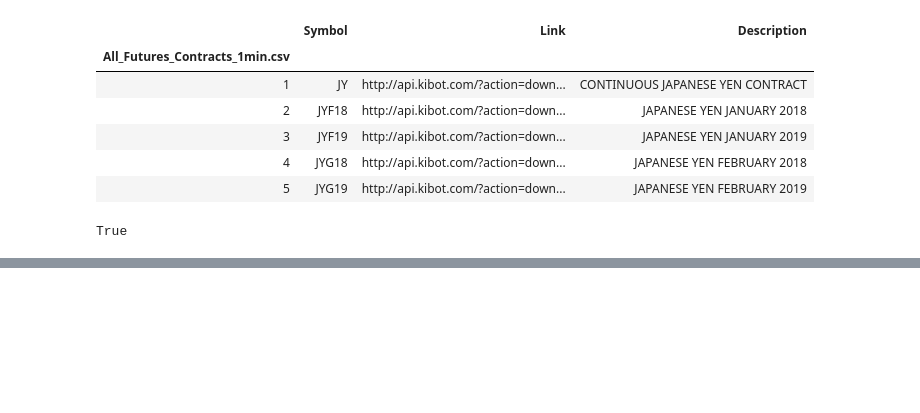
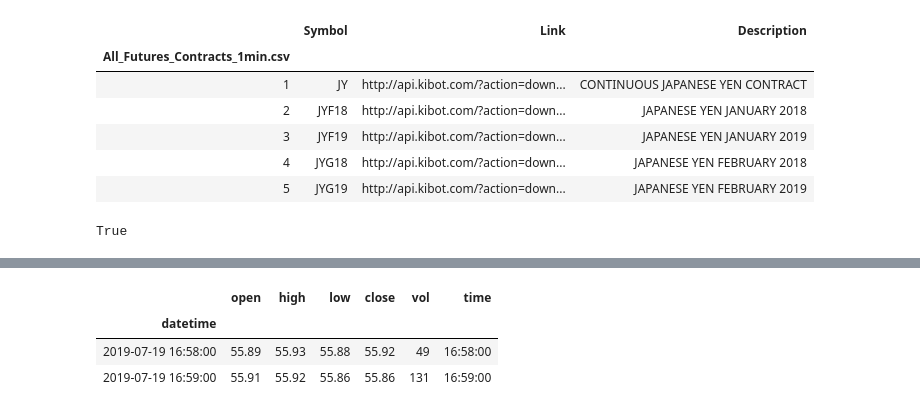
Before and after one commit to ajmal017/amp, a Jupyter notebook: vendors/particle_one/PartTask218_Large_price_movement_analysis.ipynb, the cells around one changed output, grey strips where cells are left out. Saved outputs shown, nothing was run; the diff lists cells and outputs as text; code cells hidden in the pictures; blank space fills up the shorter version.

```diff
--- a/vendors/particle_one/PartTask218_Large_price_movement_analysis.ipynb
+++ b/vendors/particle_one/PartTask218_Large_price_movement_analysis.ipynb
@@ -57,7 +52,9 @@ def get_top_movements_for_symbol(price_dict_df,
 # %%
 # Change this to library code from #269 once it is merged into master
 # %%
-_PRODUCT_SPECS_PATH = "/data/prices/product_slate_export_with_contract_specs_20190905.csv"
+_PRODUCT_SPECS_PATH = (
+    "/data/prices/product_slate_export_with_contract_specs_20190905.csv"
+)
 product_list = pd.read_csv(_PRODUCT_SPECS_PATH)
 # %%
 product_list.head()
@@ -86,7 +83,6 @@ commodity_groups = ['Energy', 'Agriculture', 'Metals']
 # %%
 commodity_symbols = {
-    group: product_list.loc[group]['Globex'].values
-    for group in commodity_groups
+    group: product_list.loc[group]["Globex"].values for group in commodity_groups
 }
 # %%
 commodity_symbols
@@ -145,8 +144,9 @@ len(energy_symbols_kibot)
 23
 # %%
 commodity_symbols_kibot = {
-    group: np.intersect1d(daily_metadata['Symbol'].values,
-                          commodity_symbols[group])
+    group: np.intersect1d(
+        daily_metadata["Symbol"].values, commodity_symbols[group]
+    )
     for group in commodity_symbols.keys()
 }
 # %%
@@ -358,11 +368,15 @@ True
 # %%
 file_name = "/data/kibot/All_Futures_Continuous_Contracts_1min/%s.csv.gz"
 
-minutely_price_dict_df = kut.read_multiple_symbol_data(comm_list,
-                                                       file_name,
-                                                       nrows=None)
+minutely_price_dict_df = kut.read_multiple_symbol_data(
+    comm_list, file_name, nrows=None
+)
 
 minutely_price_dict_df["CL"].tail(2)
 # %% [output]
 [interactive output not drawn]
+|  | open | high | low | close | vol | time |
+| datetime |  |  |  |  |  |  |
+| 2019-07-19 16:58:00 | 55.89 | 55.93 | 55.88 | 55.92 | 49 | 16:58:00 |
+| 2019-07-19 16:59:00 | 55.91 | 55.92 | 55.86 | 55.86 | 131 | 16:59:00 |
 # %%
```
Also changed, not shown: parts of 45 cells of this notebook, 1 other file.
